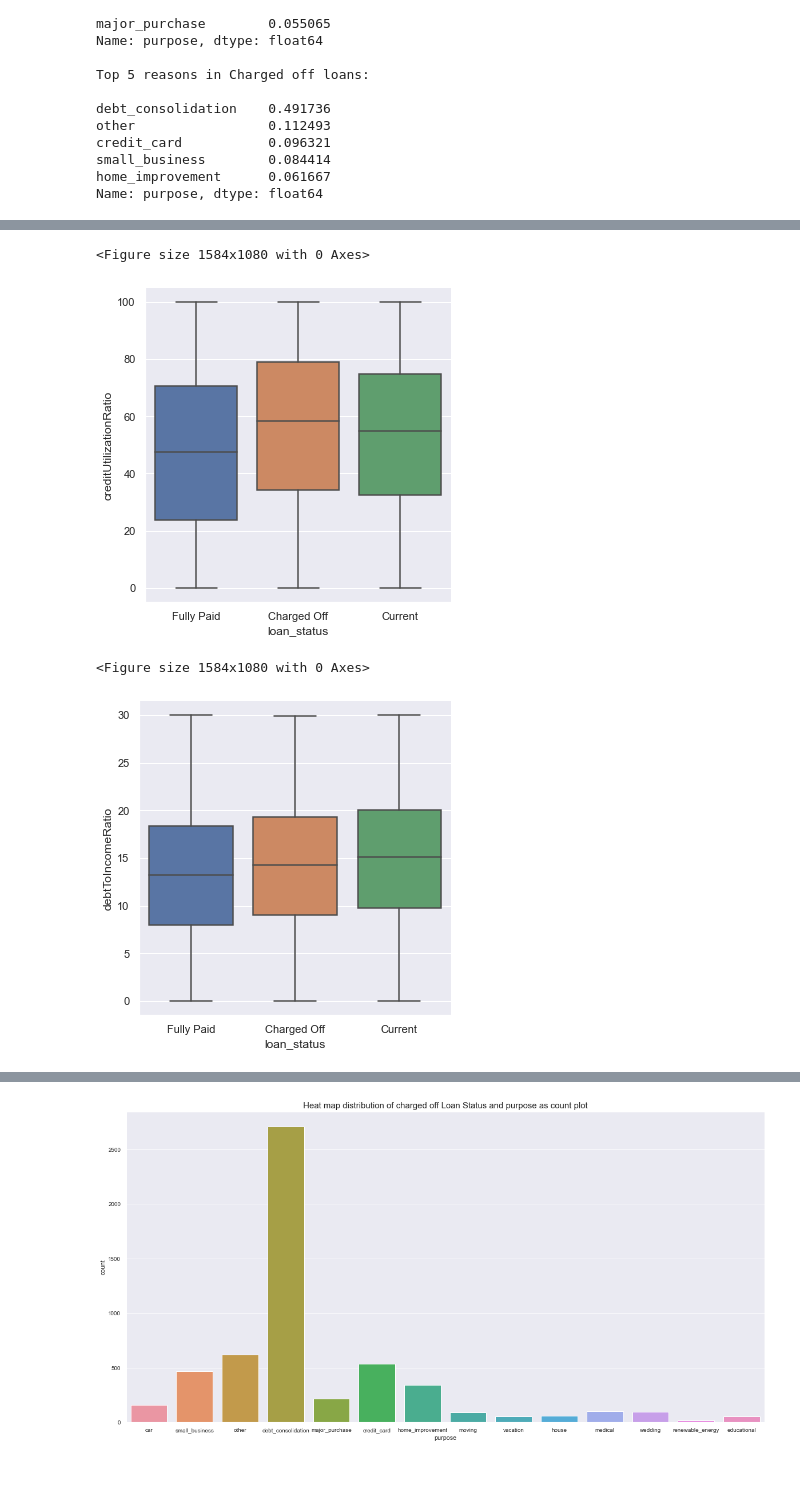
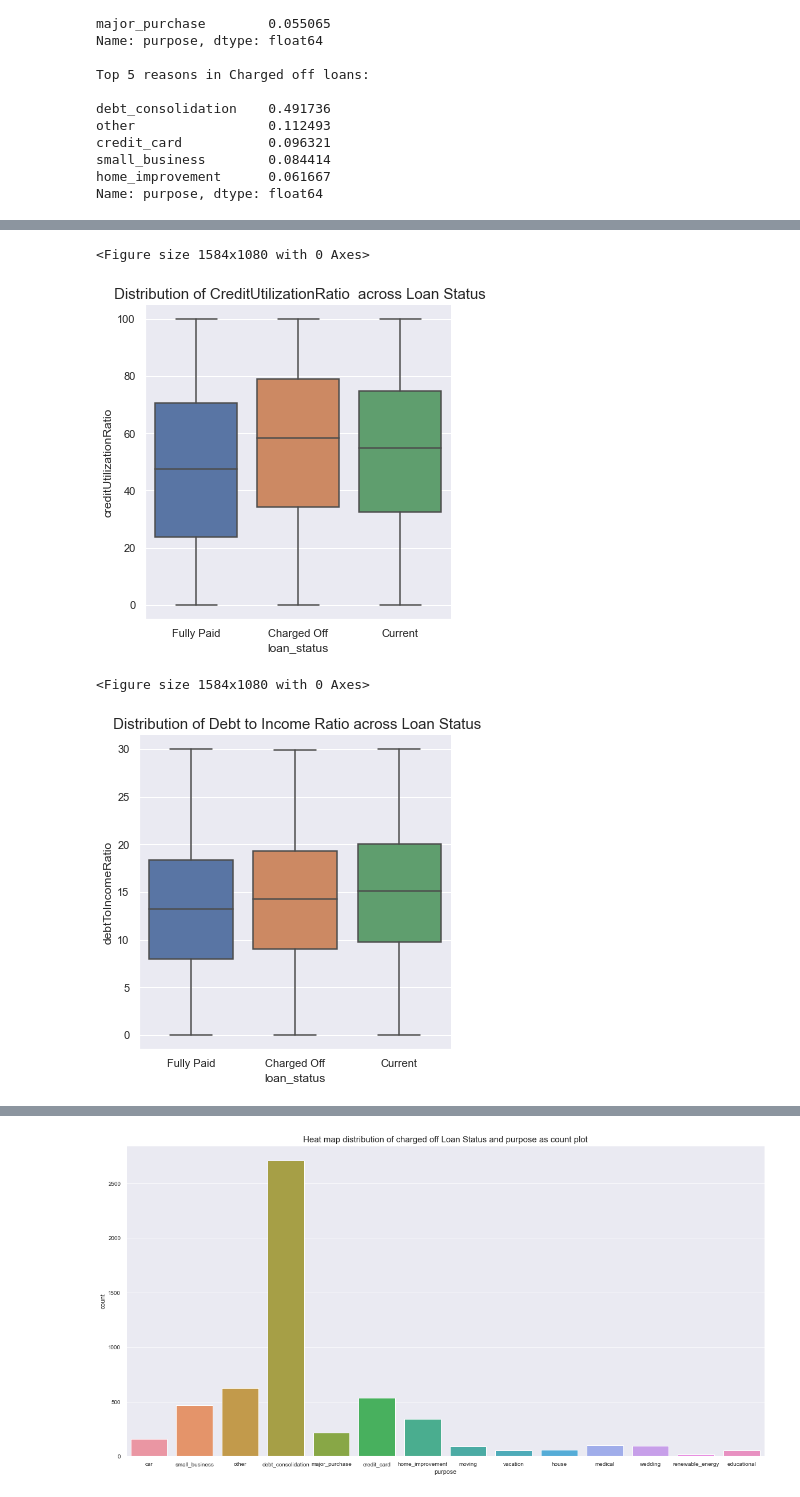
Before and after one commit to abidahmeds/LendingClubCaseStudy, a Jupyter notebook: LendingClubPlaybook.ipynb, the cells around one changed output, grey strips where cells are left out. Saved outputs shown, nothing was run; the diff lists cells and outputs as text; code cells hidden in the pictures.

```diff
--- a/LendingClubPlaybook.ipynb
+++ b/LendingClubPlaybook.ipynb
@@ -391,4 +343,3 @@ cleaned_loan['FICOScore']=cleaned_loan['FICOScore'] + cleaned_loan.apply(lambda
 # %%
-#cleaned_loan['LowRangeFICOScore']=cleaned_loan['LowRangeFICOScore'] + cleaned_loan['mths_since_last_delinq'].apply(lambda x: 10 if x <= 5 else (25 if x >=6 and x <= 11 else (40 if x >=12 and x<=23 else (75 if x>= 24 and x<= 60 else 100 ) )))
-cleaned_loan['FICOScore']=cleaned_loan['FICOScore'] + cleaned_loan['mths_since_last_delinq'].apply(lambda x: 10 if x <= 5 else (20 if x >=6 and x <= 11 else (40 if x >=12 and x<=23 else (55 if x>= 24 and x<= 60 else 100 ) )))
+cleaned_loan['CreditScore']=cleaned_loan['CreditScore'] + cleaned_loan['mths_since_last_delinq'].apply(lambda x: 10 if x <= 5 else (20 if x >=6 and x <= 11 else (40 if x >=12 and x<=23 else (55 if x>= 24 and x<= 60 else 100 ) )))
 # %% [markdown]
@@ -408,6 +359,5 @@ min          0.000000
 max         99.900000
 Name: creditUtilizationRatio, dtype: float64
 # %%
-#cleaned_loan['LowRangeFICOScore']=cleaned_loan['LowRangeFICOScore'] + cleaned_loan['creditUtilizationRatio'].apply(lambda x: 100 if x <= 0 and x>= 15 else (125 if x >=16 and x <= 30 else (80 if x >=31 and x<=50 else (55 if x>= 51 and x<= 75 else 30 ) )))
-cleaned_loan['FICOScore']=cleaned_loan['FICOScore'] + cleaned_loan['creditUtilizationRatio'].apply(lambda x: 160 if x <= 0 and x>= 15 else (150 if x >=16 and x <= 30 else (90 if x >=31 and x<=50 else (25 if x>= 51 and x<= 75 else 10 ) )))
+cleaned_loan['CreditScore']=cleaned_loan['CreditScore'] + cleaned_loan['creditUtilizationRatio'].apply(lambda x: 180 if x <= 0 and x>= 15 else (140 if x >=16 and x <= 30 else (90 if x >=31 and x<=50 else (25 if x>= 51 and x<= 75 else 10 ) )))
 # %%
@@ -430,7 +380,7 @@ cleaned_loan.loc[:,['id','member_id','totalcreditlines','opencreditlines','inq_l
 ##Preparebuckets for the Annual income using pd.cut
 #bins = [0,300,500,700,1000]
 #labels = ["'0-300'","'300-500'","'500-700'","'700-1000'"]
-cleaned_loan['FICOScoreBucket']=cleaned_loan.apply(lambda x: "0-300" if x['FICOScore'] >= 0 and x['FICOScore'] <= 300 else("300-400" if x['FICOScore'] > 300 and x['FICOScore'] <= 400 else ("400-500" if x['FICOScore'] > 400 and x['FICOScore'] <= 500 else ("500-600" if x['FICOScore'] > 500 and x['FICOScore'] <= 600 else("600-700" if x['FICOScore'] > 600 and x['FICOScore'] <= 700 else "700-1000")) )),axis=1)
+cleaned_loan['CreditScoreBucket']=cleaned_loan.apply(lambda x: "0-300" if x['CreditScore'] >= 0 and x['CreditScore'] <= 300 else("300-400" if x['CreditScore'] > 300 and x['CreditScore'] <= 400 else ("400-500" if x['CreditScore'] > 400 and x['CreditScore'] <= 500 else ("500-600" if x['CreditScore'] > 500 and x['CreditScore'] <= 600 else("600-700" if x['CreditScore'] > 600 and x['CreditScore'] <= 700 else "700-1000")) )),axis=1)
 # %%
 # lets seperate out charged off and paid off loans to study those.
 chargedoff_loan=cleaned_loan[cleaned_loan['loan_status'] == 'Charged Off']
@@ -543,6 +484,0 @@ plt.show()
-# %%
-##Plot the bar plot of Loan status with Credit Utlization Score again with Median Score.
-sns.set(font_scale=2) # font size 2
-revised_loan.groupby(['loan_status'])['creditUtilizationRatio'].median().plot.bar(figsize=[15,12])
-plt.show()
-# Shows the higher credit utilization Ratio has ,higher case of Charged off
@@ -568,16 +582,20 @@ plt.figure(figsize = (22,15))
 sns.set(font_scale=1) # font size 1
 sns.catplot(x="loan_status", y="creditUtilizationRatio",
             kind="box", dodge=False, data=revised_loan)
+
+plt.title(" Distribution of CreditUtilizationRatio  across Loan Status" , fontsize=15)
 plt.show()
 # %% [output]
 <Figure size 1584x1080 with 0 Axes>
-[figure, old version]
+[figure, new version]
 # %%
 plt.figure(figsize = (22,15))
 sns.set(font_scale=1) # font size 1
 sns.catplot(x="loan_status", y="debtToIncomeRatio",
             kind="box", dodge=False, data=cleaned_loan)
+
+plt.title(" Distribution of Debt to Income Ratio across Loan Status" , fontsize=15)
 plt.show()
 # %% [output]
 <Figure size 1584x1080 with 0 Axes>
-[figure, old version]
+[figure, new version]
```
Also changed, not shown: parts of 95 cells of this notebook.
